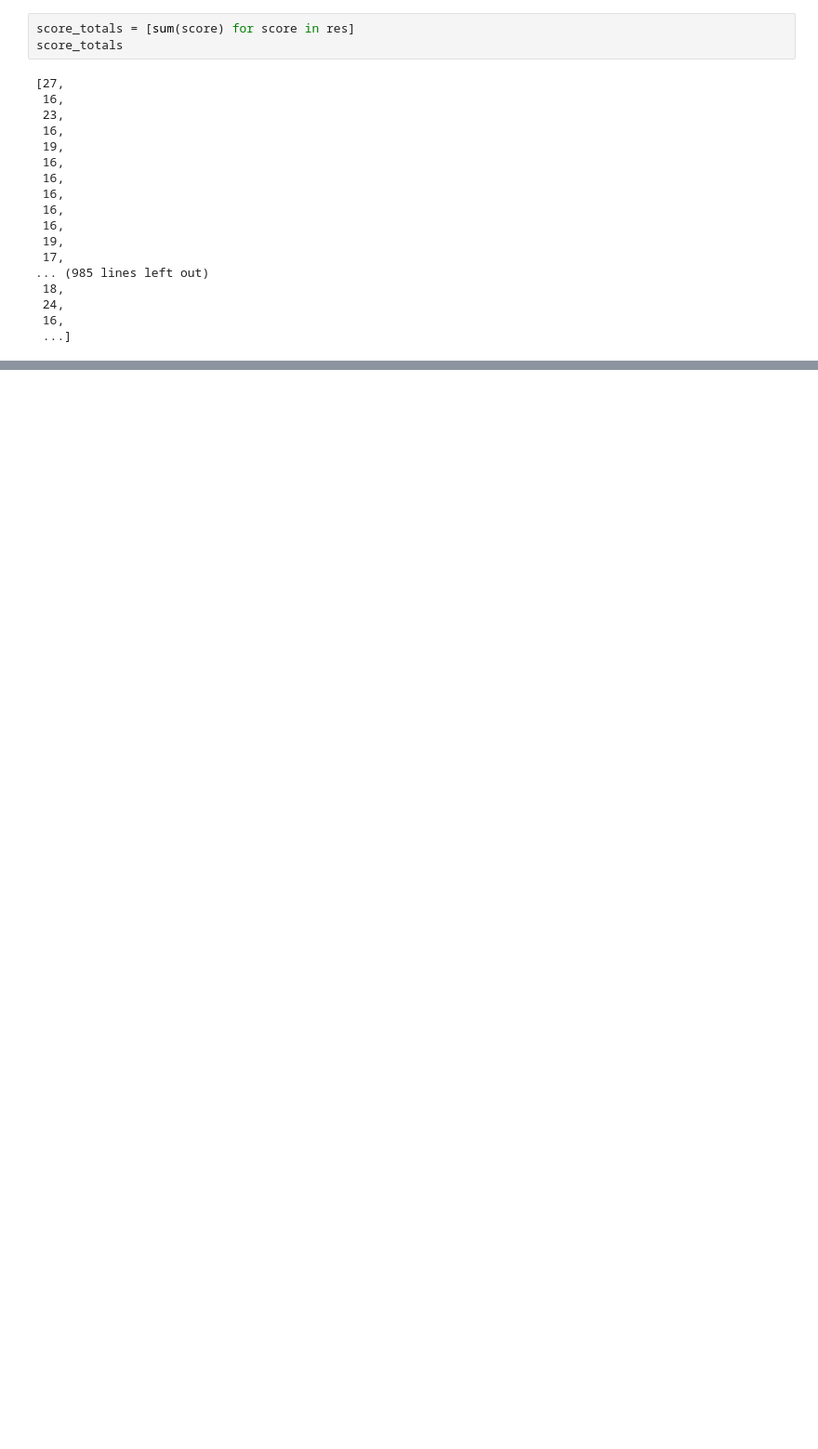
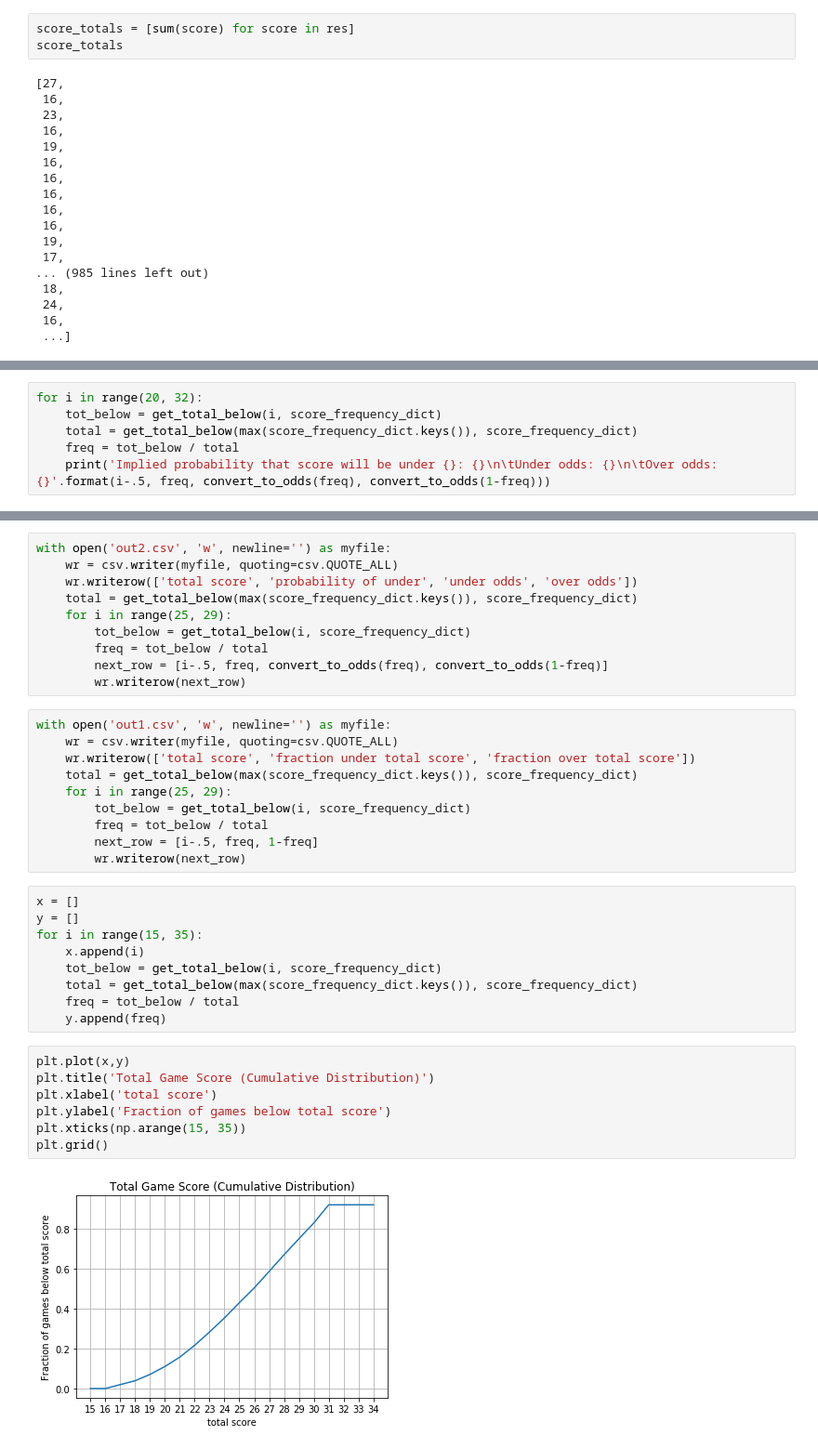
Before and after one commit to henryrossiter/ESEA-Stat-Scraping, a Jupyter notebook: Notebook.ipynb, the cells around one changed output, grey strips where cells are left out. Shown at 93% size. Drawn from its saved outputs; the diff is of its cells as text; blank space fills up the shorter version.

```diff
--- a/Notebook.ipynb
+++ b/Notebook.ipynb
@@ -53,0 +76,6 @@ plt.hist(score_totals, bins=np.arange(16,50))
+# %%
+for i in range(20, 32):
+    tot_below = get_total_below(i, score_frequency_dict)
+    total = get_total_below(max(score_frequency_dict.keys()), score_frequency_dict)
+    freq = tot_below / total
+    print('Implied probability that score will be under {}: {}\n\tUnder odds: {}\n\tOver odds: {}'.format(i-.5, freq, convert_to_odds(freq), convert_to_odds(1-freq)))
@@ -53,0 +100,38 @@ plt.hist(score_totals, bins=np.arange(16,50))
+# %%
+with open('out2.csv', 'w', newline='') as myfile:
+    wr = csv.writer(myfile, quoting=csv.QUOTE_ALL)
+    wr.writerow(['total score', 'probability of under', 'under odds', 'over odds'])
+    total = get_total_below(max(score_frequency_dict.keys()), score_frequency_dict)
+    for i in range(25, 29):
+        tot_below = get_total_below(i, score_frequency_dict)
+        freq = tot_below / total
+        next_row = [i-.5, freq, convert_to_odds(freq), convert_to_odds(1-freq)]
+        wr.writerow(next_row)
+# %%
+with open('out1.csv', 'w', newline='') as myfile:
+    wr = csv.writer(myfile, quoting=csv.QUOTE_ALL)
+    wr.writerow(['total score', 'fraction under total score', 'fraction over total score'])
+    total = get_total_below(max(score_frequency_dict.keys()), score_frequency_dict)
+    for i in range(25, 29):
+        tot_below = get_total_below(i, score_frequency_dict)
+        freq = tot_below / total
+        next_row = [i-.5, freq, 1-freq]
+        wr.writerow(next_row)
+# %%
+x = []
+y = []
+for i in range(15, 35):
+    x.append(i)
+    tot_below = get_total_below(i, score_frequency_dict)
+    total = get_total_below(max(score_frequency_dict.keys()), score_frequency_dict)
+    freq = tot_below / total
+    y.append(freq)
+# %%
+plt.plot(x,y)
+plt.title('Total Game Score (Cumulative Distribution)')
+plt.xlabel('total score')
+plt.ylabel('Fraction of games below total score')
+plt.xticks(np.arange(15, 35))
+plt.grid()
+# %% [output]
+[figure, added]
```
Also changed, not shown: parts of 12 cells of this notebook, 1 other file.
